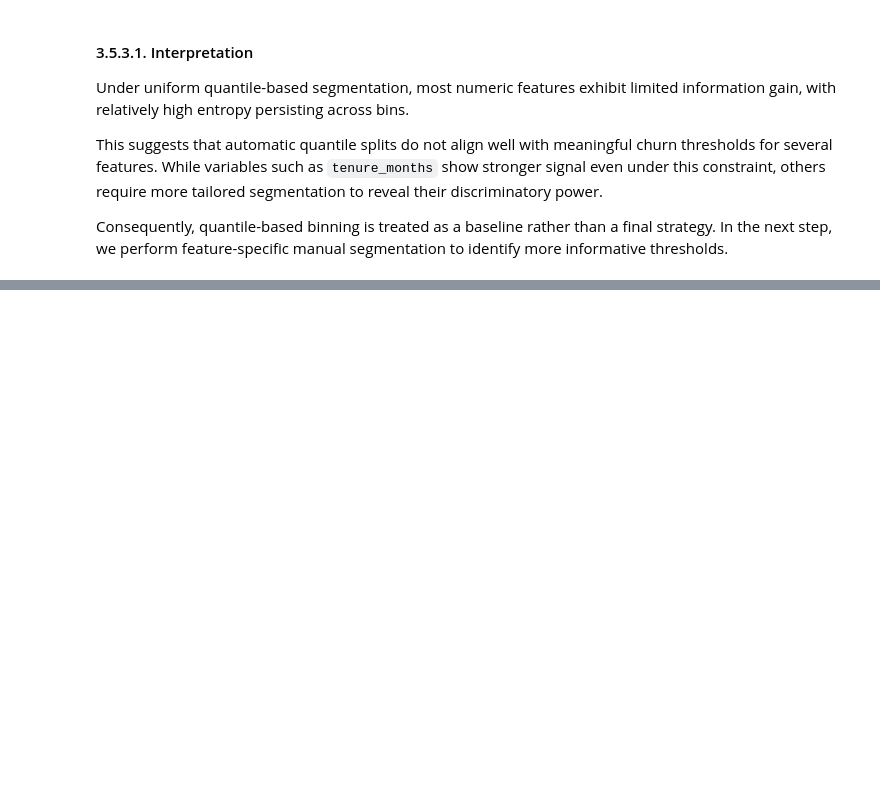
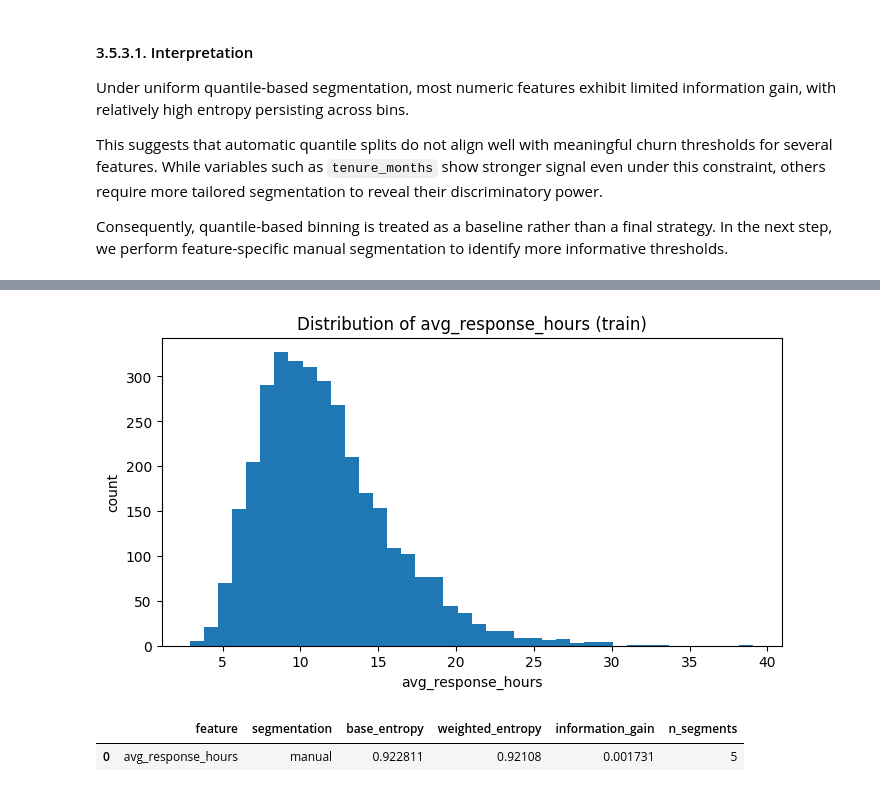
Before and after one commit to nastasiaoginska/customer-churn-predictive-modeling, a Jupyter notebook: notebooks/03_supervised_segmentation_entropy_ig.ipynb, the cells around one changed output, grey strips where cells are left out. Saved outputs shown, nothing was run; the diff lists cells and outputs as text; code cells hidden in the pictures; blank space fills up the shorter version.

```diff
--- a/notebooks/03_supervised_segmentation_entropy_ig.ipynb
+++ b/notebooks/03_supervised_segmentation_entropy_ig.ipynb
@@ -649,0 +746,27 @@ pd.DataFrame([summary_logins]).round(6)
+# %%
+plt.figure(figsize=(8, 4))
+plt.hist(X_train["avg_response_hours"].dropna(), bins=40)
+plt.xlabel("avg_response_hours")
+plt.ylabel("count")
+plt.title("Distribution of avg_response_hours (train)")
+plt.show()
+# %% [output]
+[figure, added]
+# %%
+response_bins = [-float("inf"), 8, 12, 17, float("inf")]
+response_labels = ["≤8h", "9–12h", "13–17h", ">17h"]
+
+seg_response, summary_response = ig_for_manual_segments(
+    X=X_train,
+    y=y_train,
+    feature="avg_response_hours",
+    bins=response_bins,
+    labels=response_labels,
+    base_entropy=base_entropy
+)
+
+seg_response
+pd.DataFrame([summary_response]).round(6)
+# %% [output]
+|  | feature | segmentation | base_entropy | weighted_entropy | information_gain | n_segments |
+| 0 | avg_response_hours | manual | 0.922811 | 0.92108 | 0.001731 | 5 |
```
Also changed, not shown: parts of 59 cells of this notebook.
